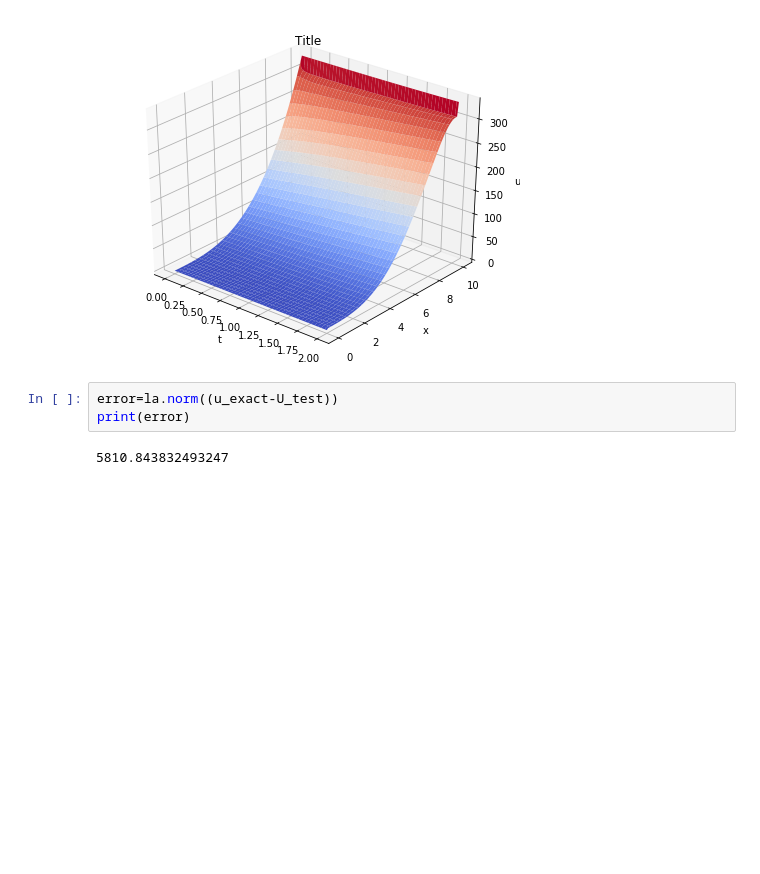
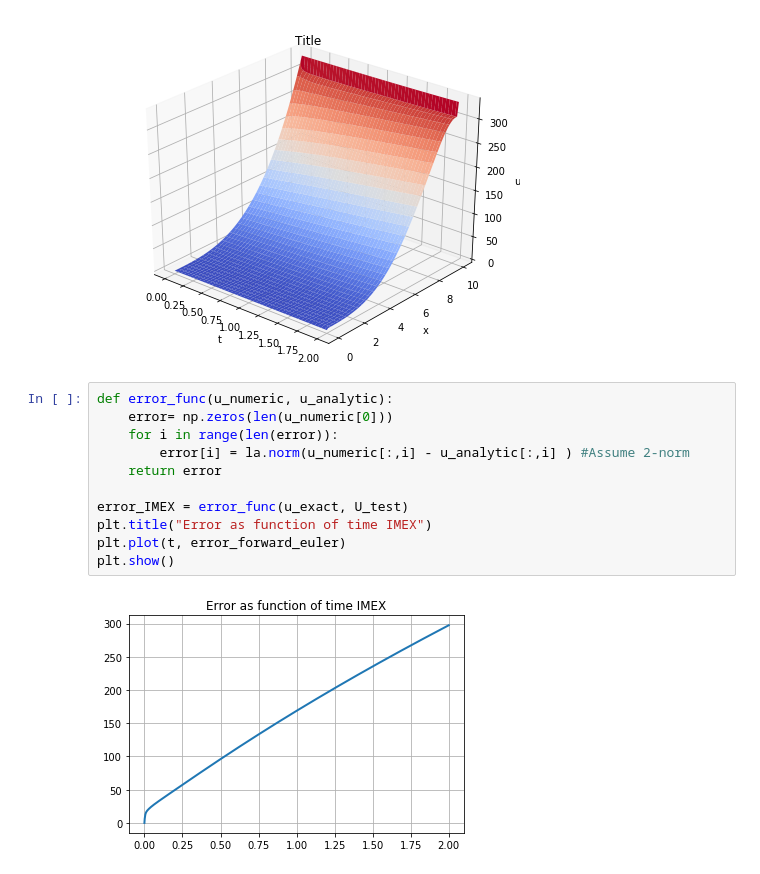
Before and after one commit to ulrikunneberg/NumDiff_prosjekt, a Jupyter notebook: Oppgave 2.ipynb, the cells around one changed output. Saved outputs shown, nothing was run; the diff lists cells and outputs as text; blank space fills up the shorter version.

```diff
--- a/Oppgave 2.ipynb
+++ b/Oppgave 2.ipynb
@@ -202,8 +202,16 @@ print(phi(sigma_1, sigma_2, R/M, 2000))
 0.03999995225351708
 [figure]
 [figure]
-# %%
-error=la.norm((u_exact-U_test))
-print(error)
-# %% [output]
-5810.843832493247
+# %%
+def error_func(u_numeric, u_analytic):
+    error= np.zeros(len(u_numeric[0]))
+    for i in range(len(error)):
+        error[i] = la.norm(u_numeric[:,i] - u_analytic[:,i] ) #Assume 2-norm
+    return error
+
+error_IMEX = error_func(u_exact, U_test)
+plt.title("Error as function of time IMEX")
+plt.plot(t, error_forward_euler)
+plt.show()
+# %% [output]
+[figure, added]
```
